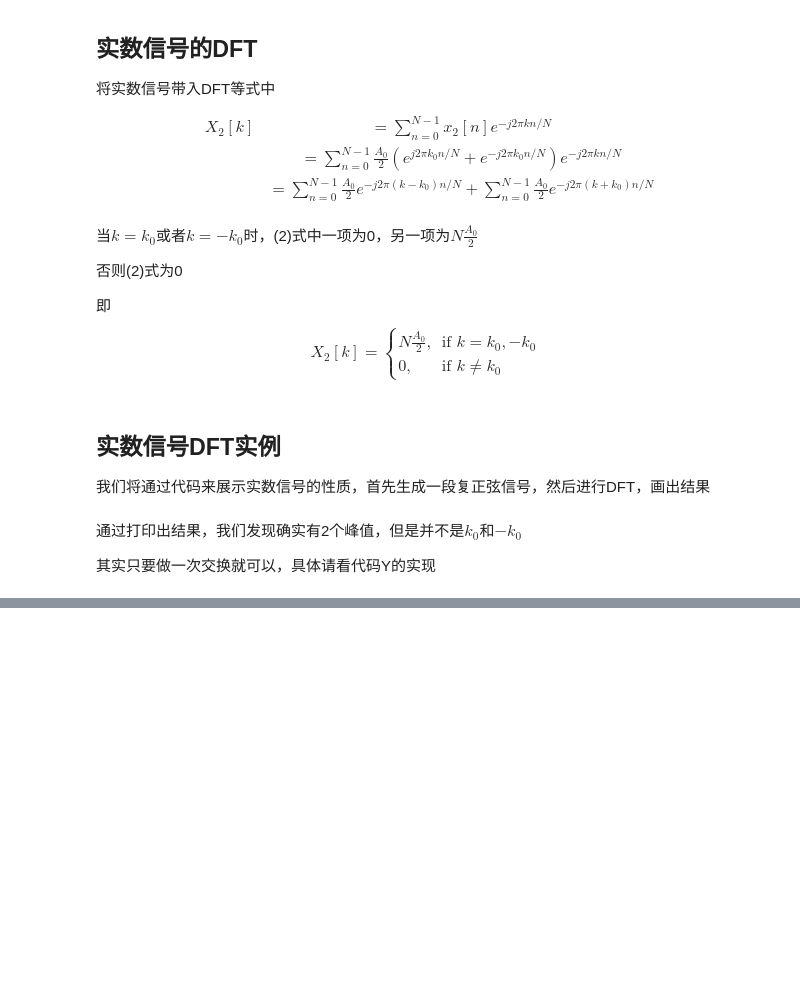
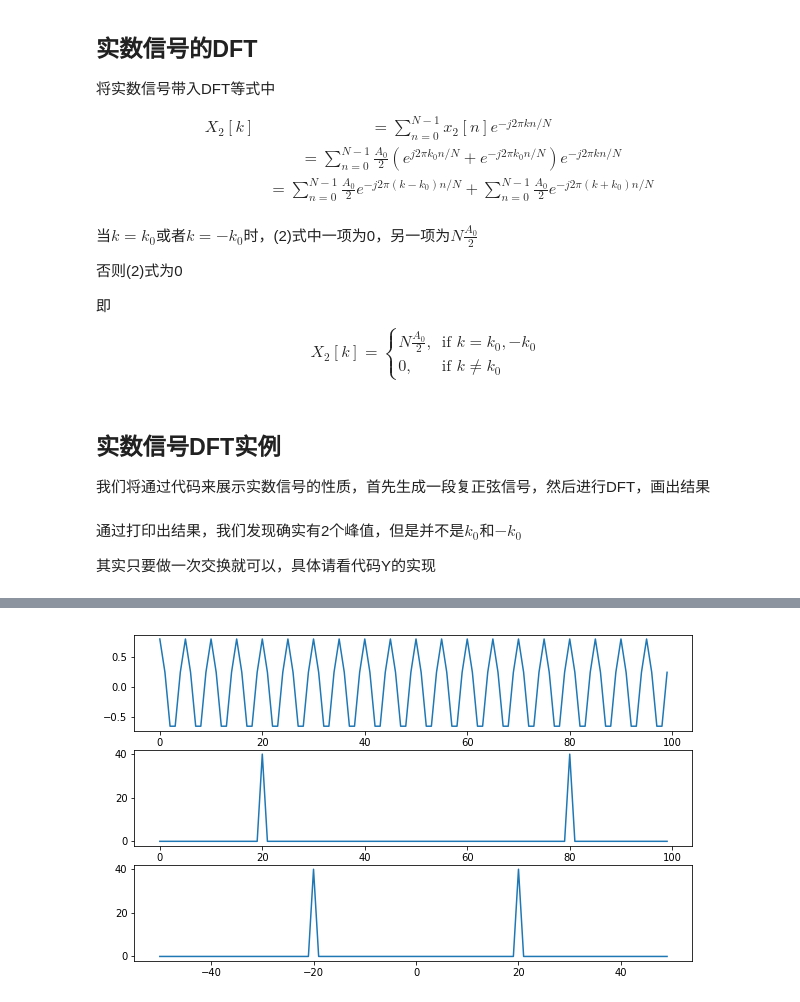
Before and after one commit to jiemojiemo/audio_signal_processing_demo, a Jupyter notebook: DFT_of_Different_Signals.ipynb, the cells around one changed output, grey strips where cells are left out. Drawn from its saved outputs; the diff is of its cells as text; code cells hidden in the pictures; blank space fills up the shorter version.

```diff
--- a/DFT_of_Different_Signals.ipynb
+++ b/DFT_of_Different_Signals.ipynb
@@ -187,9 +187,9 @@ k0 = 20
 A = 0.8
 x = generate_real_signal(num_sample, A, k0)
 
-X = fft(fftbuffer)
+X = fft(x)
 
-plt.figure(figsize=)
+plt.figure(figsize=(10,6))
 plt.subplot(311)
 plt.plot(np.real(x))
 
@@ -210,0 +209 @@ plt.show()
+[figure, added]
```
Also changed, not shown: parts of 1 cell of this notebook, 8 other files.
